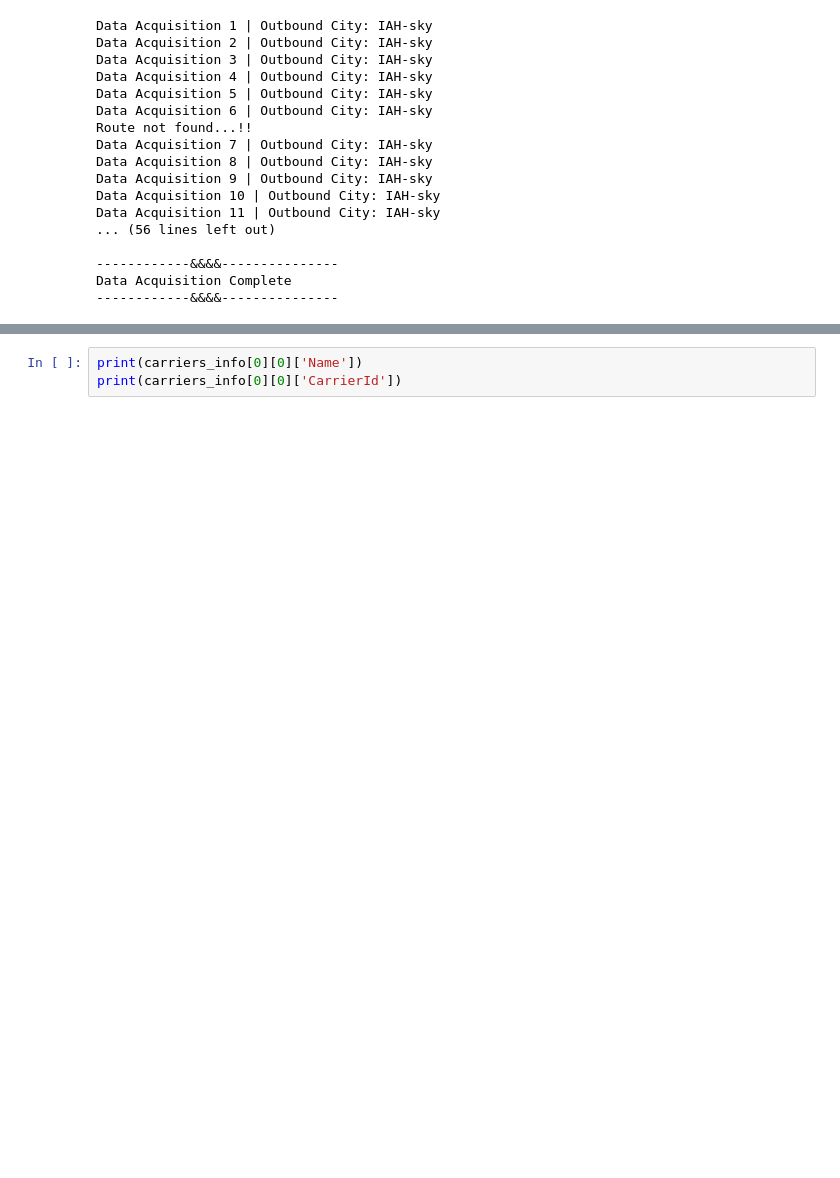
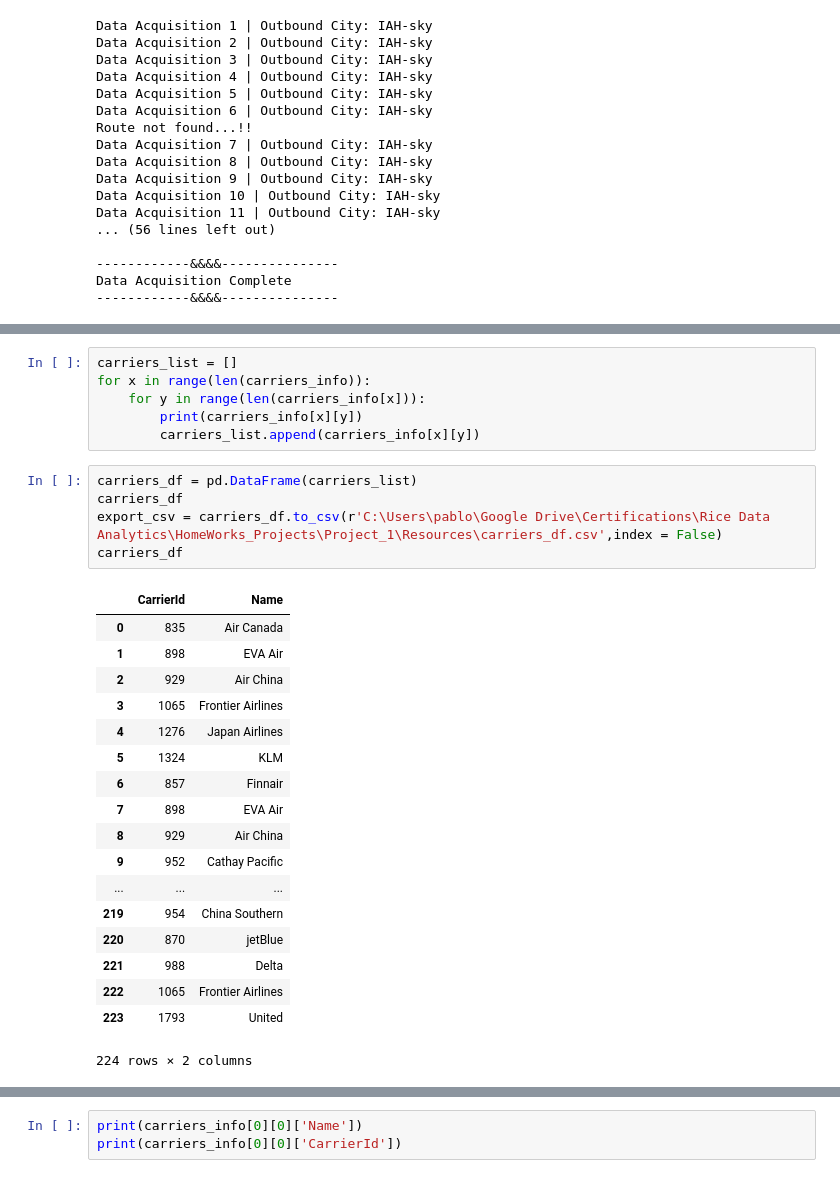
Before and after one commit to rgalindo125/Discovering_Travel_Options, a Jupyter notebook: Routes_API_Data_Acquisition.ipynb, the cells around one changed output, grey strips where cells are left out. Cells and saved outputs as stored; diff of their text form; blank space fills up the shorter version.

```diff
--- a/Routes_API_Data_Acquisition.ipynb
+++ b/Routes_API_Data_Acquisition.ipynb
@@ -92,0 +110,30 @@ Data Acquisition Complete
+# %%
+carriers_list = []
+for x in range(len(carriers_info)):
+    for y in range(len(carriers_info[x])):
+        print(carriers_info[x][y])
+        carriers_list.append(carriers_info[x][y])
+# %%
+carriers_df = pd.DataFrame(carriers_list)
+carriers_df
+export_csv = carriers_df.to_csv(r'C:\Users\pablo\Google Drive\Certifications\Rice Data Analytics\HomeWorks_Projects\Project_1\Resources\carriers_df.csv',index = False)
+carriers_df
+# %% [output]
+|  | CarrierId | Name |
+| 0 | 835 | Air Canada |
+| 1 | 898 | EVA Air |
+| 2 | 929 | Air China |
+| 3 | 1065 | Frontier Airlines |
+| 4 | 1276 | Japan Airlines |
+| 5 | 1324 | KLM |
+| 6 | 857 | Finnair |
+| 7 | 898 | EVA Air |
+| 8 | 929 | Air China |
+| 9 | 952 | Cathay Pacific |
+| ... | ... | ... |
+| 219 | 954 | China Southern |
+| 220 | 870 | jetBlue |
+| 221 | 988 | Delta |
+| 222 | 1065 | Frontier Airlines |
+| 223 | 1793 | United |
+224 rows × 2 columns
```
Also changed, not shown: parts of 12 cells of this notebook, 3 other files.
